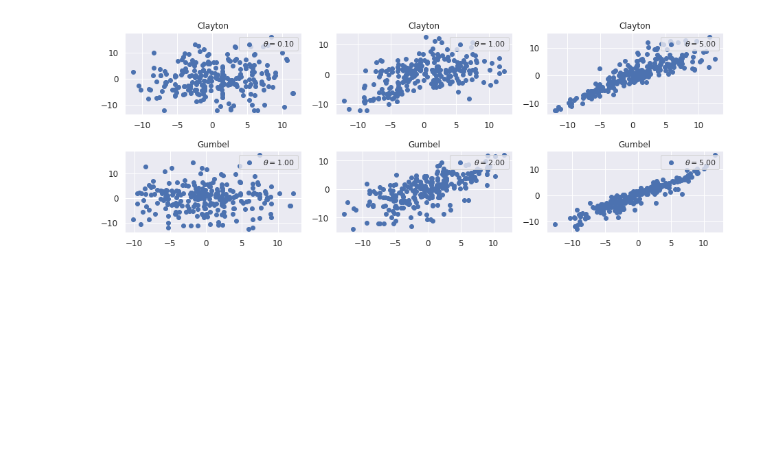
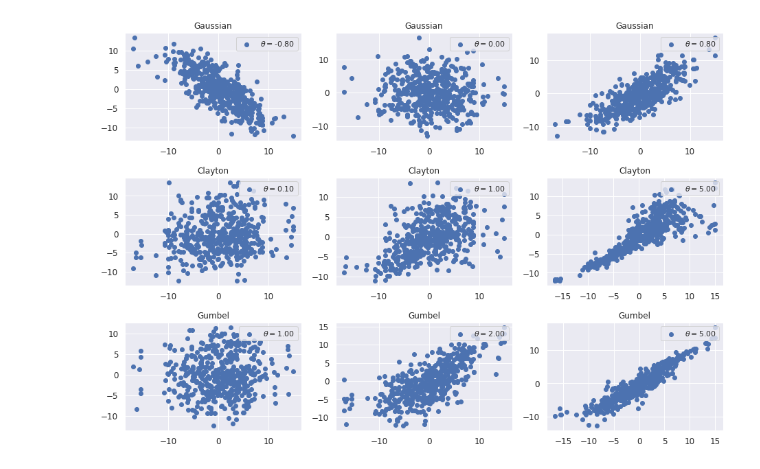
Before and after one commit to sauxpa/stochastic, a Jupyter notebook: examples/bivariate_copula_example.ipynb, the cells around one changed output. Saved outputs shown, nothing was run; the diff lists cells and outputs as text; code cells hidden in the pictures; blank space fills up the shorter version.

Commit message:
add gaussian copula

```diff
--- a/examples/bivariate_copula_example.ipynb
+++ b/examples/bivariate_copula_example.ipynb
@@ -10,7 +10,7 @@ sns.set()
 
 params = {
     'font.size': 14,
-    'figure.figsize': (13, 5),
+    'figure.figsize': (13, 9),
     'axes.labelsize': 12,
     'xtick.labelsize': 12,
     'ytick.labelsize': 12,
@@ -30,32 +37,35 @@ plt.rcParams.update(params)
 # %%
-fig, axess = plt.subplots(nrows=2, ncols=3)
+fig, axess = plt.subplots(nrows=3, ncols=3)
 
 X = np.random.normal(0, 5, size=500)
 Y = np.random.normal(0, 5, size=500)
+
 copulas = [
+    GaussianCopula(X, Y),
     ClaytonCopula(X, Y),
     GumbelCopula(X, Y),
 ]
 
 thetas = [
+    [-0.8, 0.0, 0.8],
     [0.1, 1.0, 5.0],
     [1.0, 2.0, 5.0],
 ]
 
-n_sim = 250
+n_sim = 500
 
 for i, axes in enumerate(axess):
     copula = copulas[i]
     for j, ax in enumerate(axes):
         theta = thetas[i][j]
         copula.theta = theta
         X_sim, Y_sim = copula.simulate(n_sim)
         ax.scatter(X_sim, Y_sim, label=r'$\theta=${:.2f}'.format(theta))
         ax.legend(loc='upper right')
         ax.title.set_text(copula.name)
 
 plt.tight_layout()
 
 plt.show()
 # %% [output]
-[figure, old version]
+[figure, new version]
```
Also changed, not shown: parts of 1 cell of this notebook.
